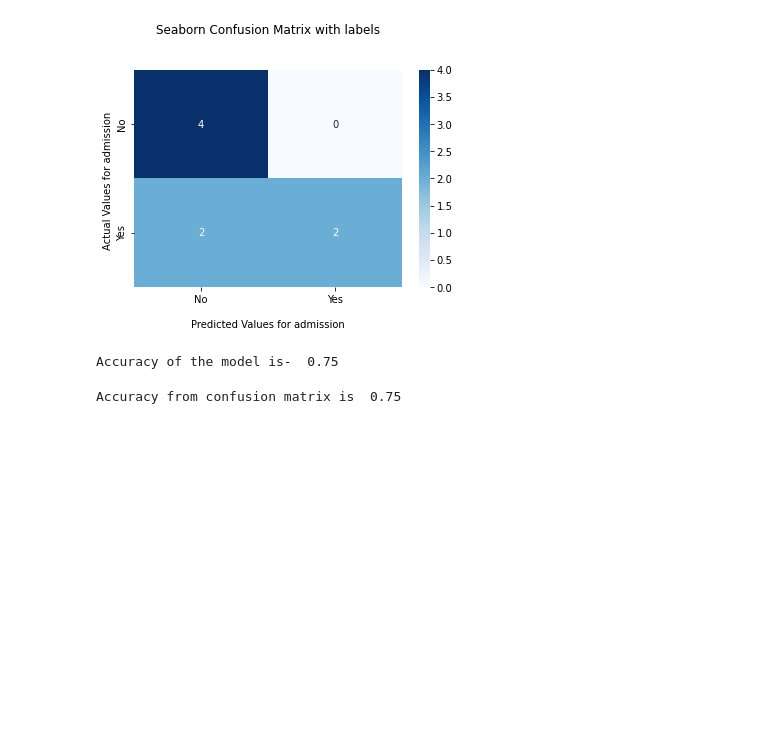
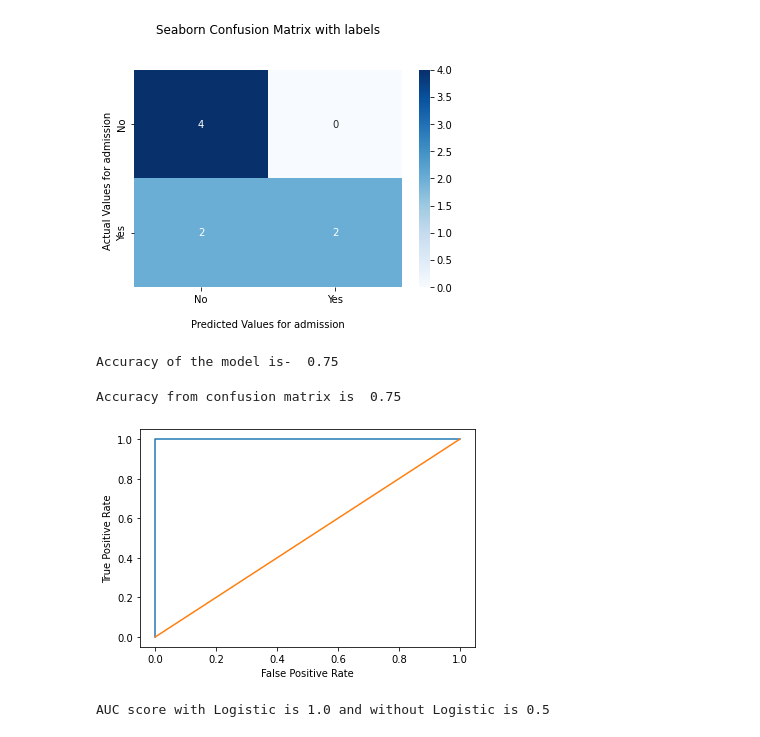
Before and after one commit to AmiMunshi/MachineLearningNew, a Jupyter notebook: ML_5_LogisticRegression.ipynb, the cells around one changed output. Cells and saved outputs as stored; diff of their text form; code cells hidden in the pictures; blank space fills up the shorter version.

```diff
--- a/ML_5_LogisticRegression.ipynb
+++ b/ML_5_LogisticRegression.ipynb
@@ -78,3 +78,6 @@ LogisticRegression()
 # %%
 #Make prediction for the test data
 y_pred= modelLogistic.predict(x_test)
+# %%
+#predict_proba gives you the probabilities for the target (0 and 1 in your case) in array form
+y_pred_proba = modelLogistic.predict_proba(x_test)
@@ -131,3 +139,25 @@ x_train = sm.add_constant(x_train)
 logit_model=sm.Logit(y_train,x_train)
 result=logit_model.fit()
 print(result.summary())
+# %%
+#Roc curve for logistic model
+fpr, tpr, _ = roc_curve(y_test,  y_pred_proba)
+
+# roc curve for tpr = fpr
+random_probs = [0 for i in range(len(y_test))]
+p_fpr, p_tpr, _ = roc_curve(y_test, random_probs)
+
+#AUC score
+aucLogistic = roc_auc_score(y_test, y_pred_proba)
+aucNoModel= roc_auc_score(y_test, random_probs)
+#create ROC curve
+plt.plot(fpr,tpr,p_fpr,p_tpr)
+plt.ylabel('True Positive Rate')
+plt.xlabel('False Positive Rate')
+plt.show()
+# %% [output]
+[figure, added]
+# %%
+print("AUC score with Logistic is {} and without Logistic is {}".format(aucLogistic,aucNoModel))
+# %% [output]
+AUC score with Logistic is 1.0 and without Logistic is 0.5
```
Also changed, not shown: parts of 3 cells of this notebook.
